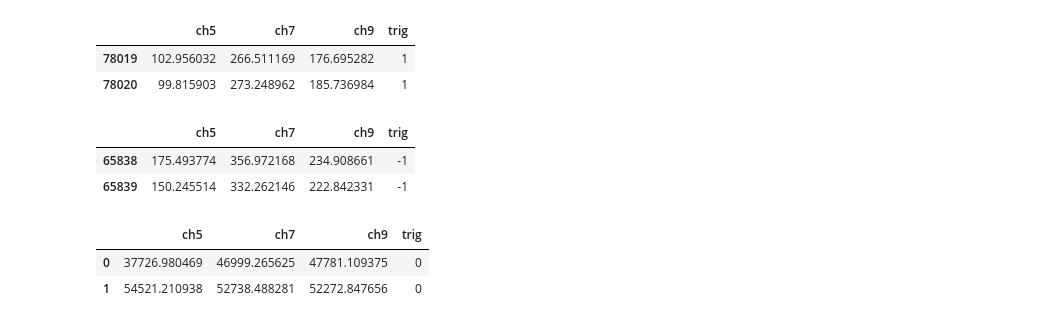
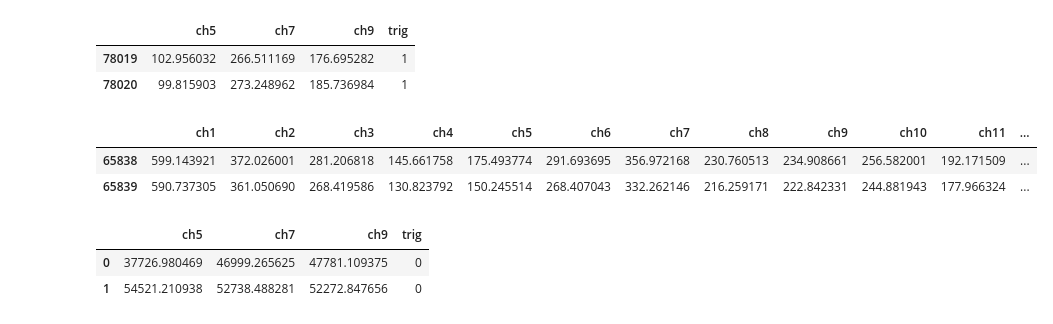
Before and after one commit to Jideco/stroke_rehab_data_analysis, a Jupyter notebook: 1_data_preparation_and_evaluation.ipynb, the cells around one changed output. Drawn from its saved outputs; the diff is of its cells as text; code cells hidden in the pictures.

```diff
--- a/1_data_preparation_and_evaluation.ipynb
+++ b/1_data_preparation_and_evaluation.ipynb
@@ -501,13 +501,13 @@ left_imagery.head(2)
 | 78019 | 102.956032 | 266.511169 | 176.695282 | 1 |
 | 78020 | 99.815903 | 273.248962 | 185.736984 | 1 |
 # %%
-columns_to_drop = ['ch1', 'ch2','ch3','ch4','ch6','ch8','ch10','ch11','ch12','ch13','ch14','ch15','ch16']
-right_imagery =  right_imagery.drop(columns_to_drop, axis=1)
+#columns_to_drop = ['ch1', 'ch2','ch3','ch4','ch6','ch8','ch10','ch11','ch12','ch13','ch14','ch15','ch16']
+#right_imagery =  right_imagery.drop(columns_to_drop, axis=1)
 right_imagery.head(2)
 # %% [output]
-|  | ch5 | ch7 | ch9 | trig |
-| 65838 | 175.493774 | 356.972168 | 234.908661 | -1 |
-| 65839 | 150.245514 | 332.262146 | 222.842331 | -1 |
+|  | ch1 | ch2 | ch3 | ch4 | ch5 | ch6 | ch7 | ch8 | ch9 | ch10 | ch11 | ... |
+| 65838 | 599.143921 | 372.026001 | 281.206818 | 145.661758 | 175.493774 | 291.693695 | 356.972168 | 230.760513 | 234.908661 | 256.582001 | 192.171509 | ... |
+| 65839 | 590.737305 | 361.050690 | 268.419586 | 130.823792 | 150.245514 | 268.407043 | 332.262146 | 216.259171 | 222.842331 | 244.881943 | 177.966324 | ... |
 # %%
 columns_to_drop = ['ch1', 'ch2','ch3','ch4','ch6','ch8','ch10','ch11','ch12','ch13','ch14','ch15','ch16']
 zero_imagery =  zero_imagery.drop(columns_to_drop, axis=1)
```
Also changed, not shown: parts of 11 cells of this notebook.
